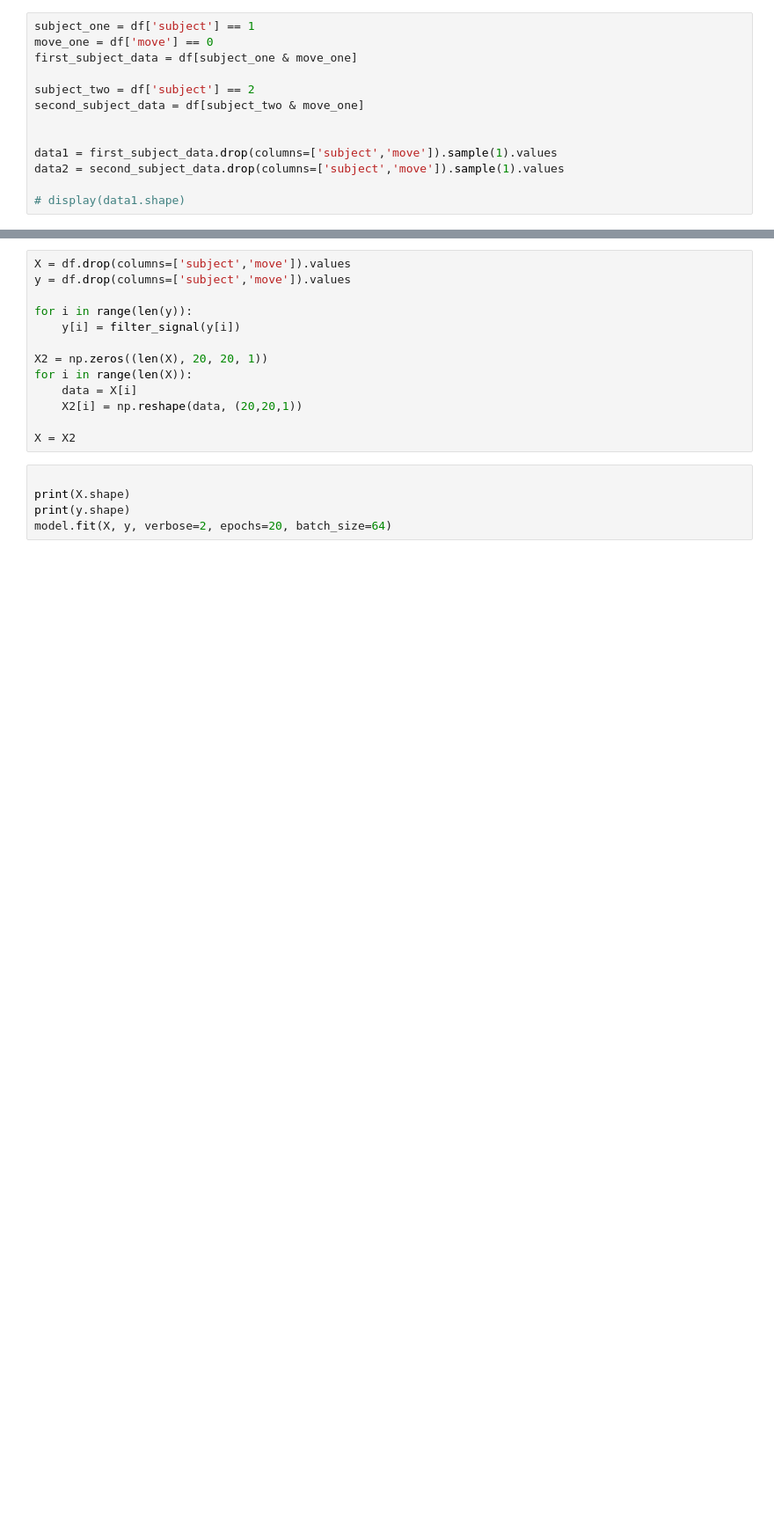
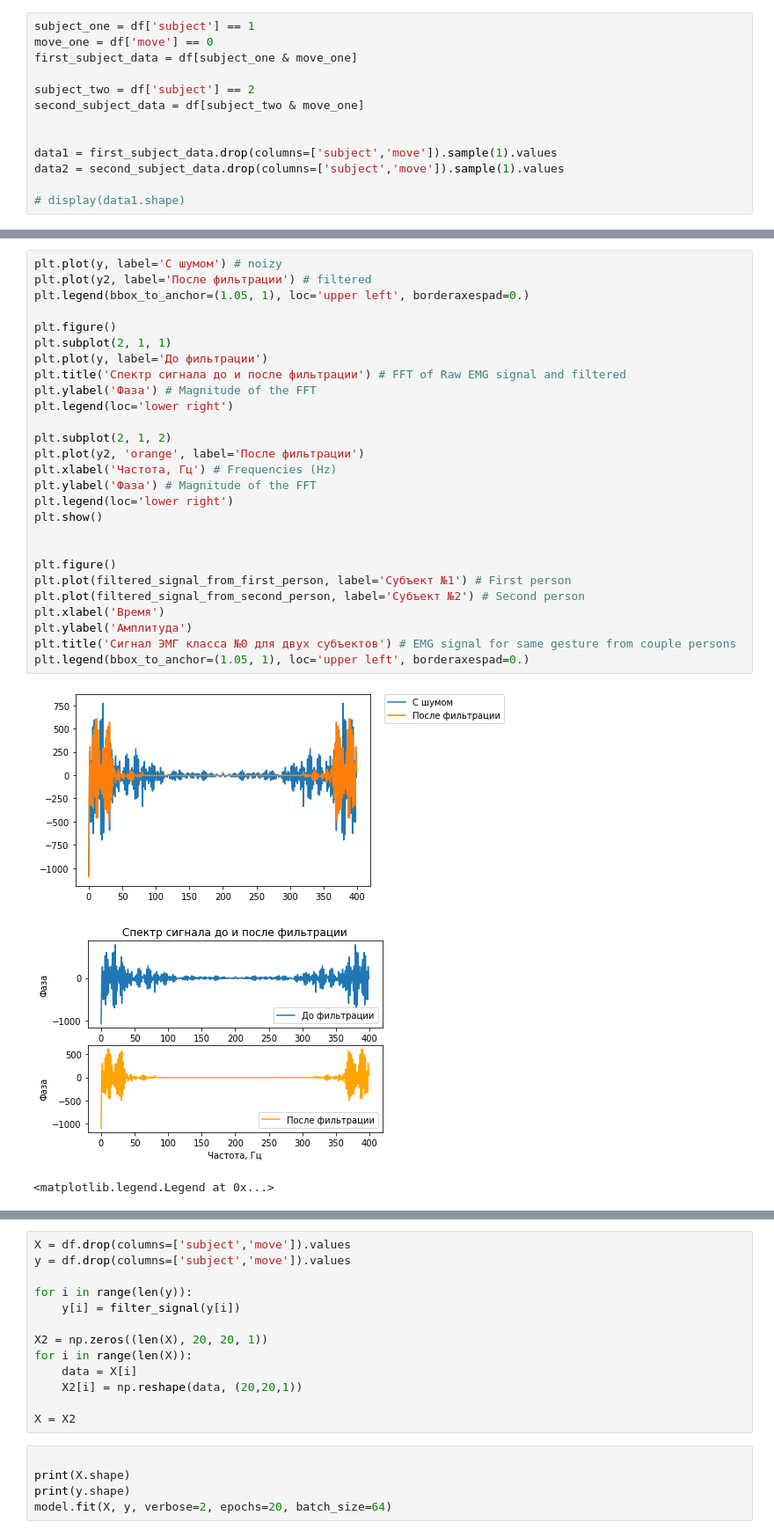
Before and after one commit to vasilevIT/emg-interface, a Jupyter notebook: extract_emg_data.ipynb, the cells around one changed output, grey strips where cells are left out. Shown at 88% size. Drawn from its saved outputs; the diff is of its cells as text; blank space fills up the shorter version.

```diff
--- a/extract_emg_data.ipynb
+++ b/extract_emg_data.ipynb
@@ -95,0 +110,31 @@ NameError: name 'plt' is not defined
+# %%
+plt.plot(y, label='С шумом') # noizy
+plt.plot(y2, label='После фильтрации') # filtered
+plt.legend(bbox_to_anchor=(1.05, 1), loc='upper left', borderaxespad=0.)
+
+plt.figure()
+plt.subplot(2, 1, 1)
+plt.plot(y, label='До фильтрации')
+plt.title('Спектр сигнала до и после фильтрации') # FFT of Raw EMG signal and filtered
+plt.ylabel('Фаза') # Magnitude of the FFT
+plt.legend(loc='lower right')
+
+plt.subplot(2, 1, 2)
+plt.plot(y2, 'orange', label='После фильтрации')
+plt.xlabel('Частота, Гц') # Frequencies (Hz)
+plt.ylabel('Фаза') # Magnitude of the FFT
+plt.legend(loc='lower right')
+plt.show()
+
+
+plt.figure()
+plt.plot(filtered_signal_from_first_person, label='Субъект №1') # First person
+plt.plot(filtered_signal_from_second_person, label='Субъект №2') # Second person
+plt.xlabel('Время')
+plt.ylabel('Амплитуда')
+plt.title('Сигнал ЭМГ класса №0 для двух субъектов') # EMG signal for same gesture from couple persons
+plt.legend(bbox_to_anchor=(1.05, 1), loc='upper left', borderaxespad=0.)
+# %% [output]
+[figure, added]
+[figure, added]
+<matplotlib.legend.Legend at 0x...>
```
Also changed, not shown: parts of 18 cells of this notebook, 1 other file.
